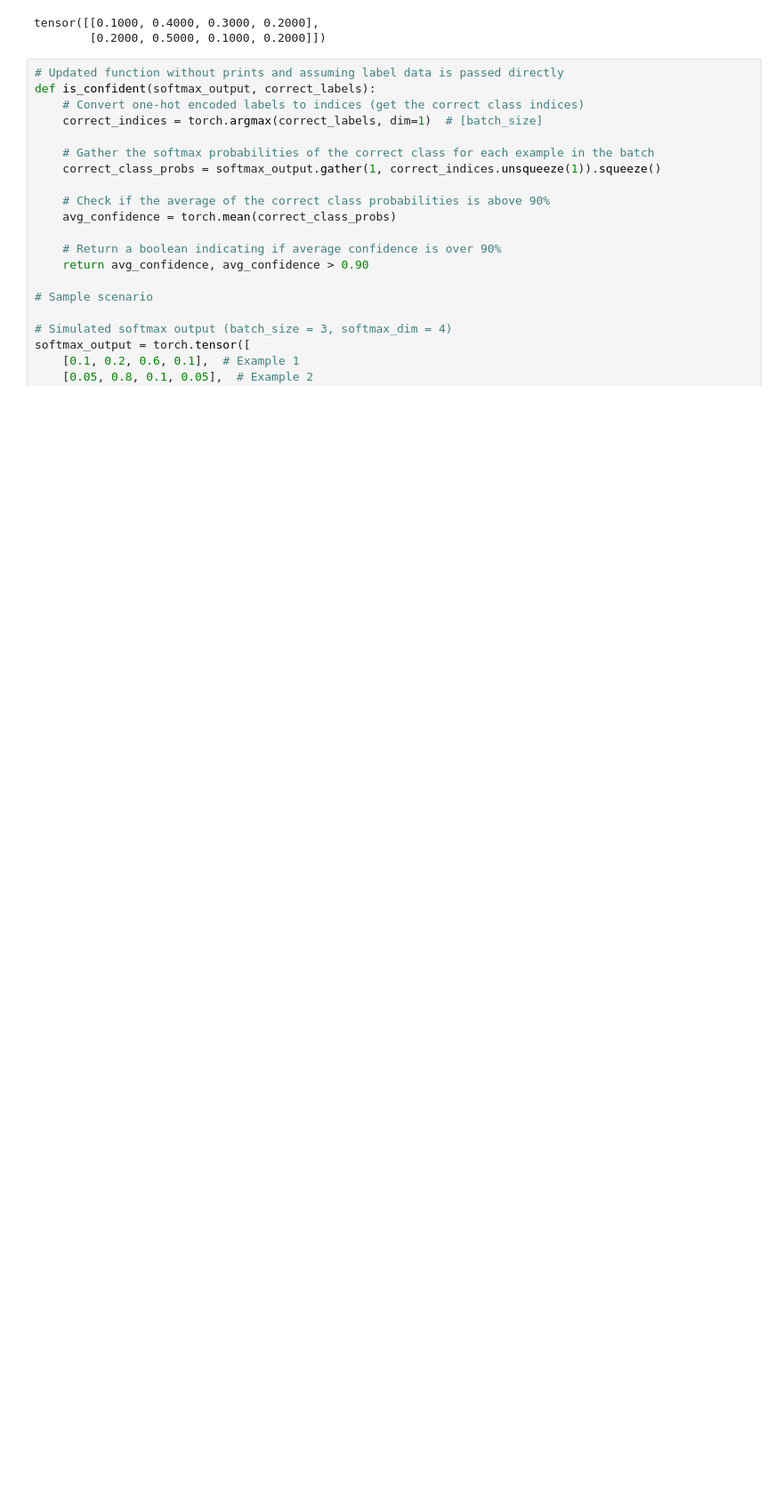
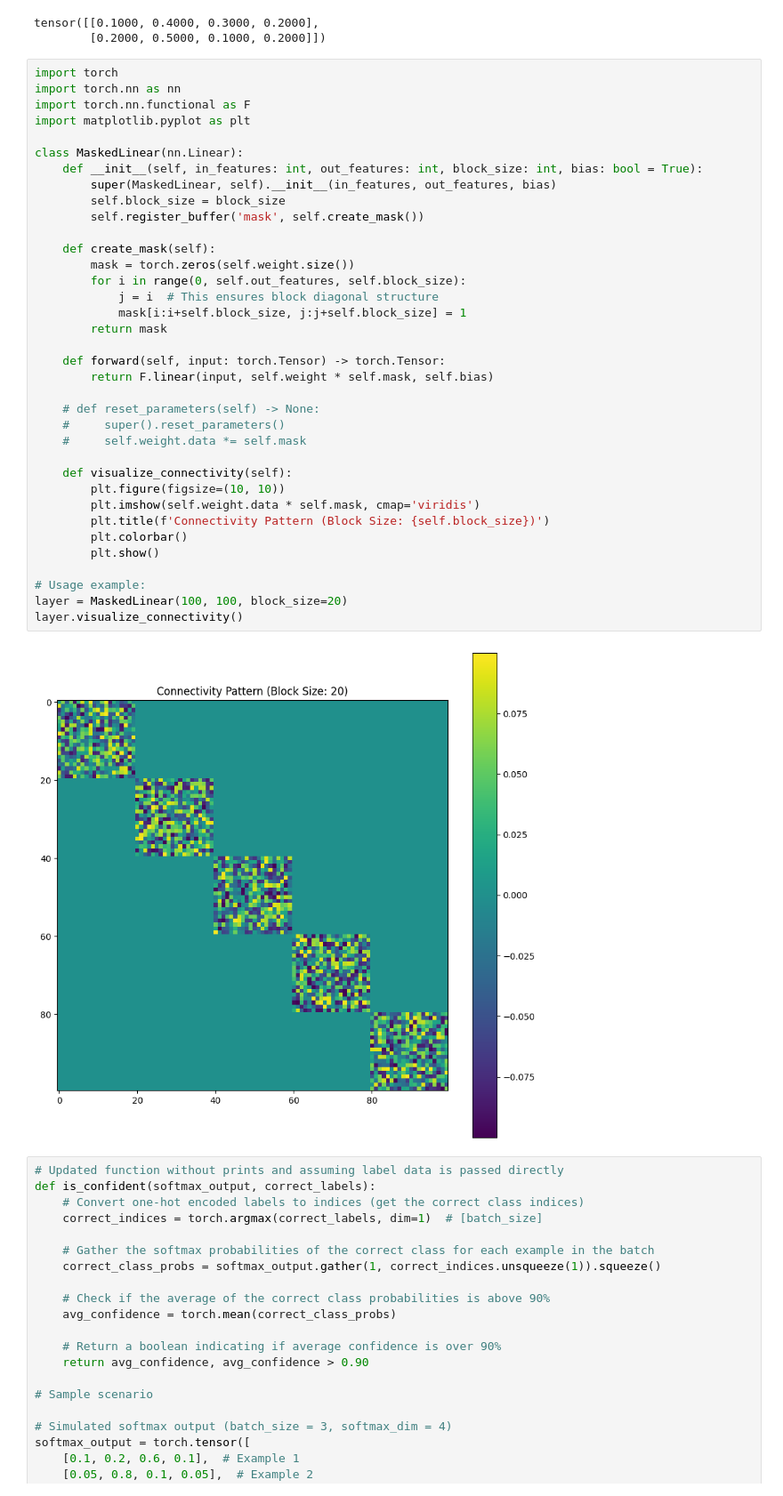
Before and after one commit to and-rewsmith/RecurrentForwardForward, a Jupyter notebook: playground/play.ipynb, the cells around one changed output. Shown at 89% size. Saved outputs shown, nothing was run; the diff lists cells and outputs as text; blank space fills up the shorter version.

```diff
--- a/playground/play.ipynb
+++ b/playground/play.ipynb
@@ -29,6 +29,44 @@ print(swapped_tensor)
 # %% [output]
 tensor([[0.1000, 0.4000, 0.3000, 0.2000],
         [0.2000, 0.5000, 0.1000, 0.2000]])
+# %%
+import torch
+import torch.nn as nn
+import torch.nn.functional as F
+import matplotlib.pyplot as plt
+
+class MaskedLinear(nn.Linear):
+    def __init__(self, in_features: int, out_features: int, block_size: int, bias: bool = True):
+        super(MaskedLinear, self).__init__(in_features, out_features, bias)
+        self.block_size = block_size
+        self.register_buffer('mask', self.create_mask())
+
+    def create_mask(self):
+        mask = torch.zeros(self.weight.size())
+        for i in range(0, self.out_features, self.block_size):
+            j = i  # This ensures block diagonal structure
+            mask[i:i+self.block_size, j:j+self.block_size] = 1
+        return mask
+
+    def forward(self, input: torch.Tensor) -> torch.Tensor:
+        return F.linear(input, self.weight * self.mask, self.bias)
+
+    # def reset_parameters(self) -> None:
+    #     super().reset_parameters()
+    #     self.weight.data *= self.mask
+
+    def visualize_connectivity(self):
+        plt.figure(figsize=(10, 10))
+        plt.imshow(self.weight.data * self.mask, cmap='viridis')
+        plt.title(f'Connectivity Pattern (Block Size: {self.block_size})')
+        plt.colorbar()
+        plt.show()
+
+# Usage example:
+layer = MaskedLinear(100, 100, block_size=20)
+layer.visualize_connectivity()
+# %% [output]
+[figure, added]
 # %%
 # Updated function without prints and assuming label data is passed directly
 def is_confident(softmax_output, correct_labels):
```
Also changed, not shown: 3 other files.
